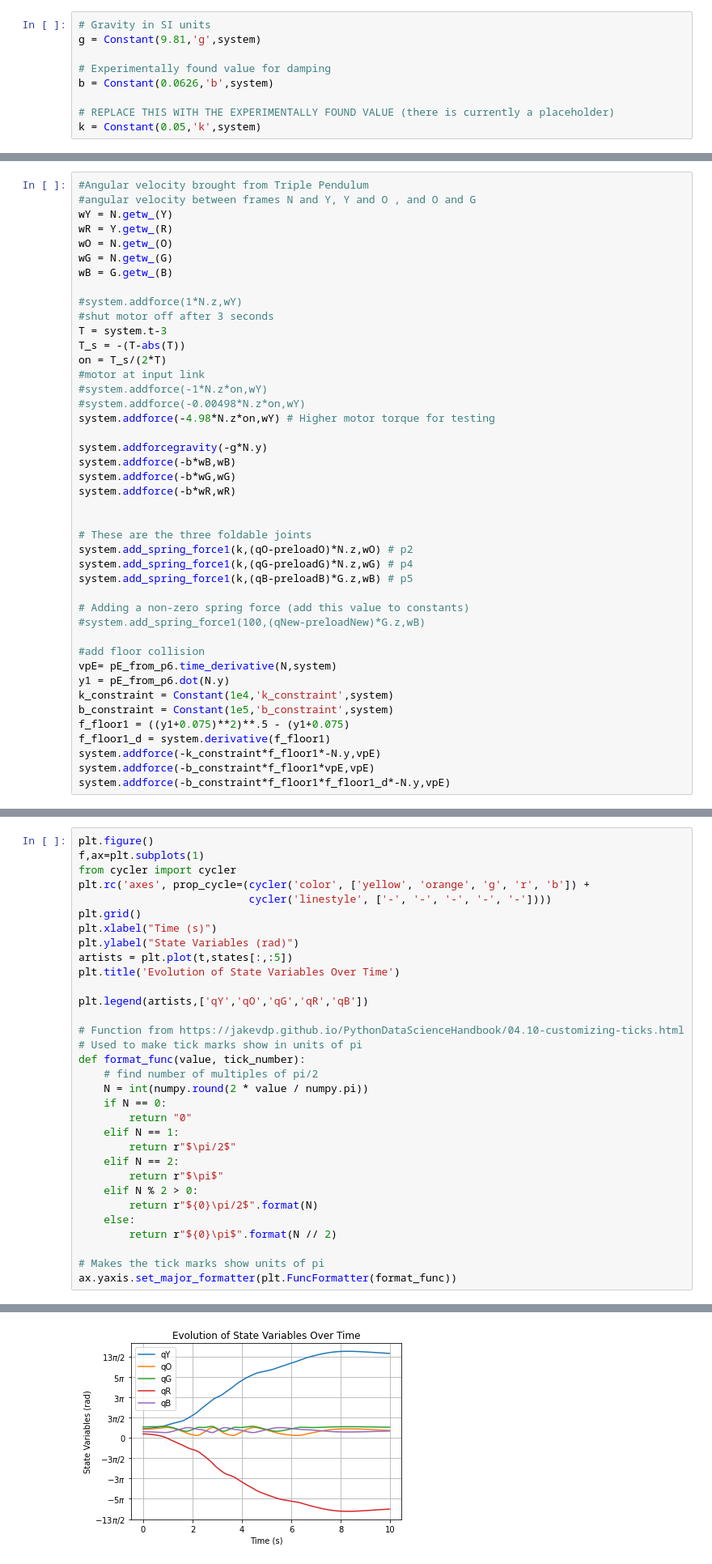
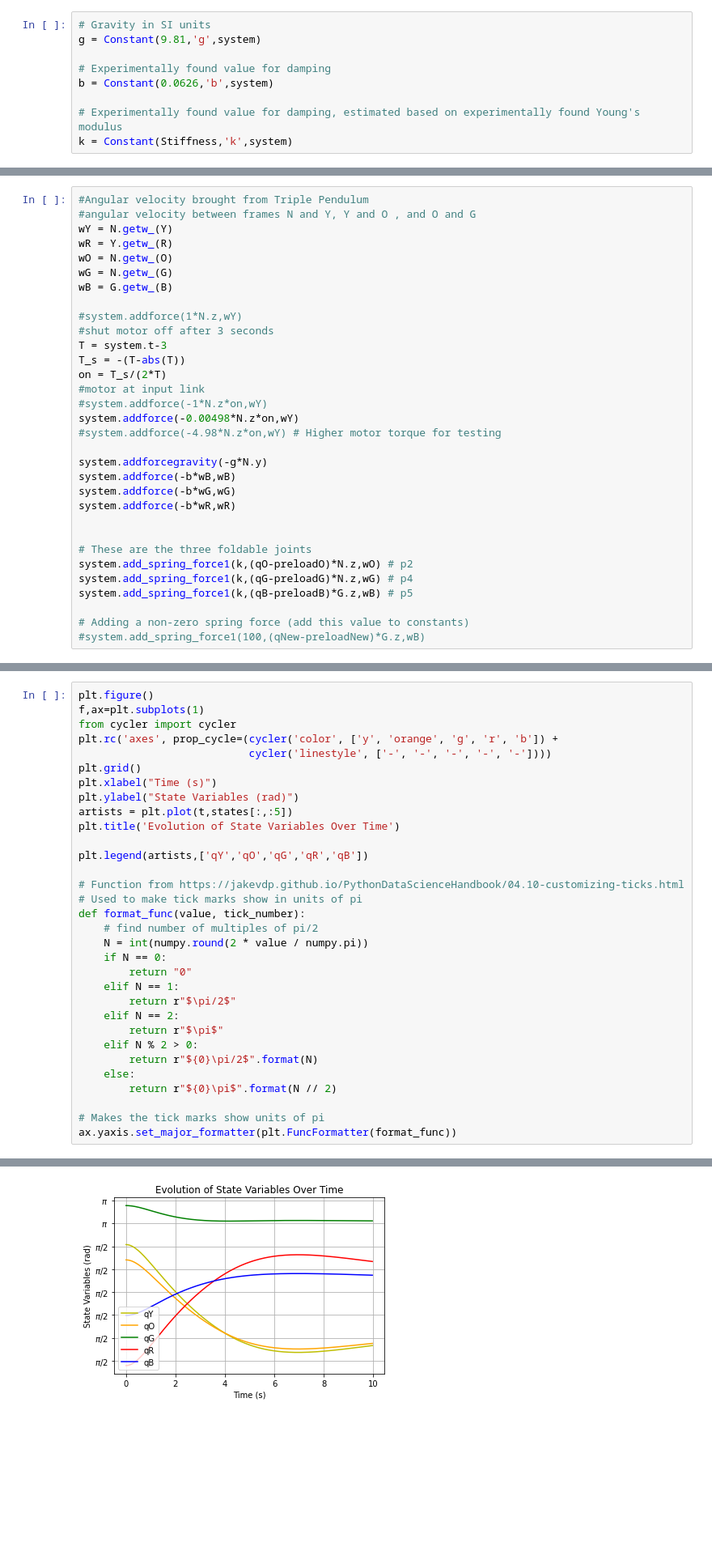
Before and after one commit to arnoldjames98/arnoldjames98.github.io, a Jupyter notebook: systemDynamicsII.ipynb, the cells around one changed output, grey strips where cells are left out. Shown at 81% size. Cells and saved outputs as stored; diff of their text form; blank space fills up the shorter version.

```diff
--- a/systemDynamicsII.ipynb
+++ b/systemDynamicsII.ipynb
@@ -351,8 +359,8 @@ g = Constant(9.81,'g',system)
 # Experimentally found value for damping
 b = Constant(0.0626,'b',system)
 
-# REPLACE THIS WITH THE EXPERIMENTALLY FOUND VALUE (there is currently a placeholder)
-k = Constant(0.05,'k',system)
+# Experimentally found value for damping, estimated based on experimentally found Young's modulus
+k = Constant(Stiffness,'k',system)
 # %% [markdown]
 #### First, defining the inertias
 # %%
@@ -605,8 +613,8 @@ T_s = -(T-abs(T))
 on = T_s/(2*T)
 #motor at input link
 #system.addforce(-1*N.z*on,wY)
-#system.addforce(-0.00498*N.z*on,wY)
-system.addforce(-4.98*N.z*on,wY) # Higher motor torque for testing
+system.addforce(-0.00498*N.z*on,wY)
+#system.addforce(-4.98*N.z*on,wY) # Higher motor torque for testing
 
 system.addforcegravity(-g*N.y)
 system.addforce(-b*wB,wB)
@@ -621,15 +629,4 @@ system.add_spring_force1(k,(qB-preloadB)*G.z,wB) # p5
 
 # Adding a non-zero spring force (add this value to constants)
 #system.add_spring_force1(100,(qNew-preloadNew)*G.z,wB)
-
-#add floor collision
-vpE= pE_from_p6.time_derivative(N,system)
-y1 = pE_from_p6.dot(N.y)
-k_constraint = Constant(1e4,'k_constraint',system)
-b_constraint = Constant(1e5,'b_constraint',system)
-f_floor1 = ((y1+0.075)**2)**.5 - (y1+0.075)
-f_floor1_d = system.derivative(f_floor1)
-system.addforce(-k_constraint*f_floor1*-N.y,vpE)
-system.addforce(-b_constraint*f_floor1*vpE,vpE)
-system.addforce(-b_constraint*f_floor1*f_floor1_d*-N.y,vpE)
 # %% [output]
@@ -743,37 +752,37 @@ Create a figure that shows how the state variables evolve over the time of the s
 plt.figure()
 f,ax=plt.subplots(1)
 from cycler import cycler
-plt.rc('axes', prop_cycle=(cycler('color', ['yellow', 'orange', 'g', 'r', 'b']) +
+plt.rc('axes', prop_cycle=(cycler('color', ['y', 'orange', 'g', 'r', 'b']) +
                            cycler('linestyle', ['-', '-', '-', '-', '-'])))
 plt.grid()
 plt.xlabel("Time (s)")
 plt.ylabel("State Variables (rad)")
 artists = plt.plot(t,states[:,:5])
 plt.title('Evolution of State Variables Over Time')
 
 plt.legend(artists,['qY','qO','qG','qR','qB'])
 
 # Function from https://jakevdp.github.io/PythonDataScienceHandbook/04.10-customizing-ticks.html
 # Used to make tick marks show in units of pi
 def format_func(value, tick_number):
     # find number of multiples of pi/2
     N = int(numpy.round(2 * value / numpy.pi))
     if N == 0:
         return "0"
     elif N == 1:
         return r"$\pi/2$"
     elif N == 2:
         return r"$\pi$"
     elif N % 2 > 0:
         return r"${0}\pi/2$".format(N)
     else:
         return r"${0}\pi$".format(N // 2)
 
 # Makes the tick marks show units of pi
 ax.yaxis.set_major_formatter(plt.FuncFormatter(format_func))
 # %% [output]
 <Figure size 432x288 with 0 Axes>
-[figure, old version]
+[figure, new version]
 # %% [markdown]
 Prepare an animation of the mechanism's motion and show some of the frames
 # %%
```
Also changed, not shown: parts of 24 cells of this notebook.
